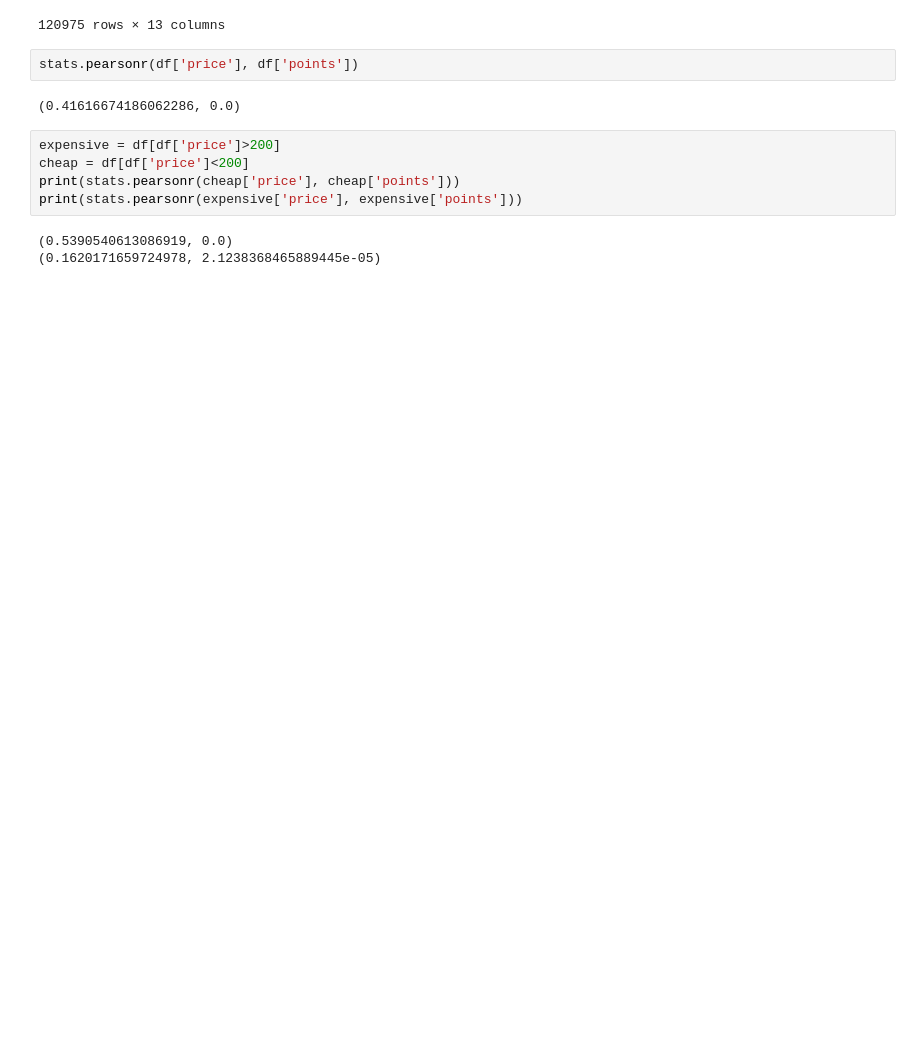
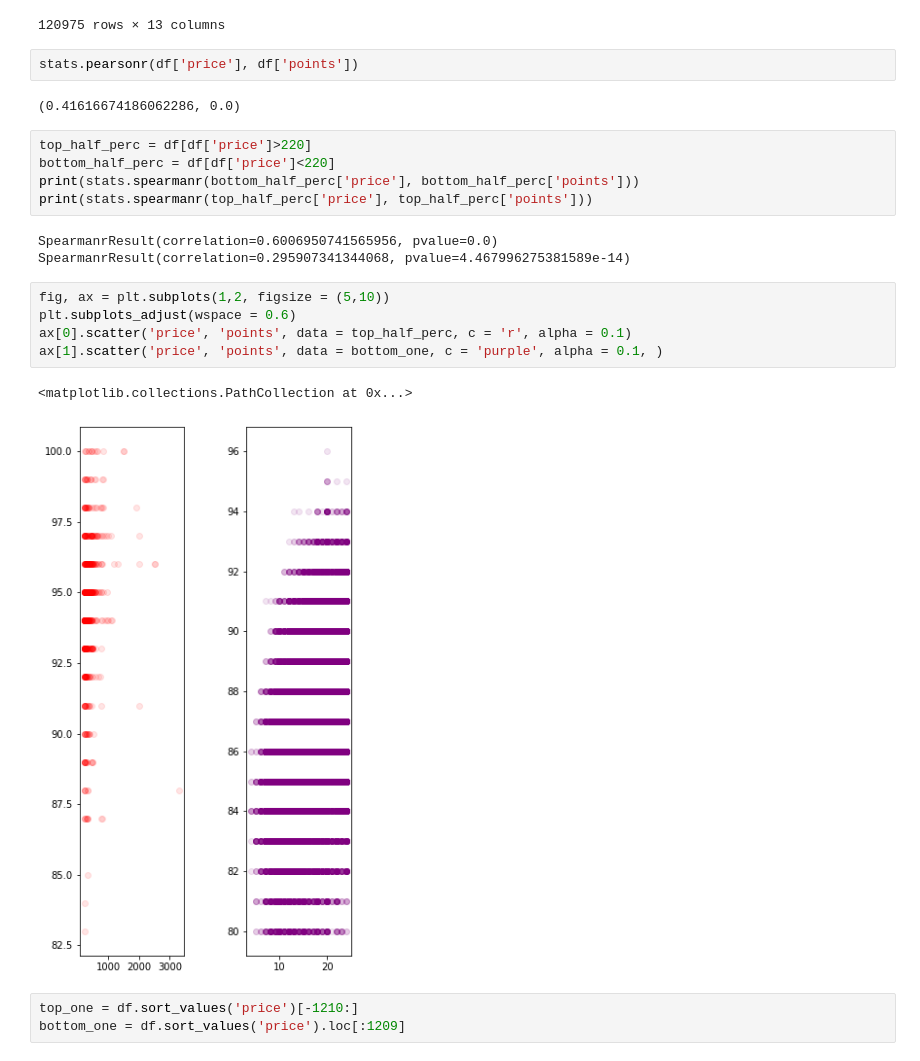
Before and after one commit to hberginc/wine_ratings_data_analysis, a Jupyter notebook: notebooks/Data_exploration.ipynb, the cells around one changed output. Drawn from its saved outputs; the diff is of its cells as text; blank space fills up the shorter version.

```diff
--- a/notebooks/Data_exploration.ipynb
+++ b/notebooks/Data_exploration.ipynb
@@ -214,10 +202,21 @@ stats.pearsonr(df['price'], df['points'])
 # %% [output]
 (0.41616674186062286, 0.0)
 # %%
-expensive = df[df['price']>200]
-cheap = df[df['price']<200]
-print(stats.pearsonr(cheap['price'], cheap['points']))
-print(stats.pearsonr(expensive['price'], expensive['points']))
+top_half_perc = df[df['price']>220]
+bottom_half_perc = df[df['price']<220]
+print(stats.spearmanr(bottom_half_perc['price'], bottom_half_perc['points']))
+print(stats.spearmanr(top_half_perc['price'], top_half_perc['points']))
 # %% [output]
-(0.5390540613086919, 0.0)
-(0.1620171659724978, 2.1238368465889445e-05)
+SpearmanrResult(correlation=0.6006950741565956, pvalue=0.0)
+SpearmanrResult(correlation=0.295907341344068, pvalue=4.467996275381589e-14)
+# %%
+fig, ax = plt.subplots(1,2, figsize = (5,10))
+plt.subplots_adjust(wspace = 0.6)
+ax[0].scatter('price', 'points', data = top_half_perc, c = 'r', alpha = 0.1)
+ax[1].scatter('price', 'points', data = bottom_one, c = 'purple', alpha = 0.1, )
+# %% [output]
+<matplotlib.collections.PathCollection at 0x...>
+[figure, added]
+# %%
+top_one = df.sort_values('price')[-1210:]
+bottom_one = df.sort_values('price').loc[:1209]
```
Also changed, not shown: parts of 8 cells of this notebook, 1 other file.
